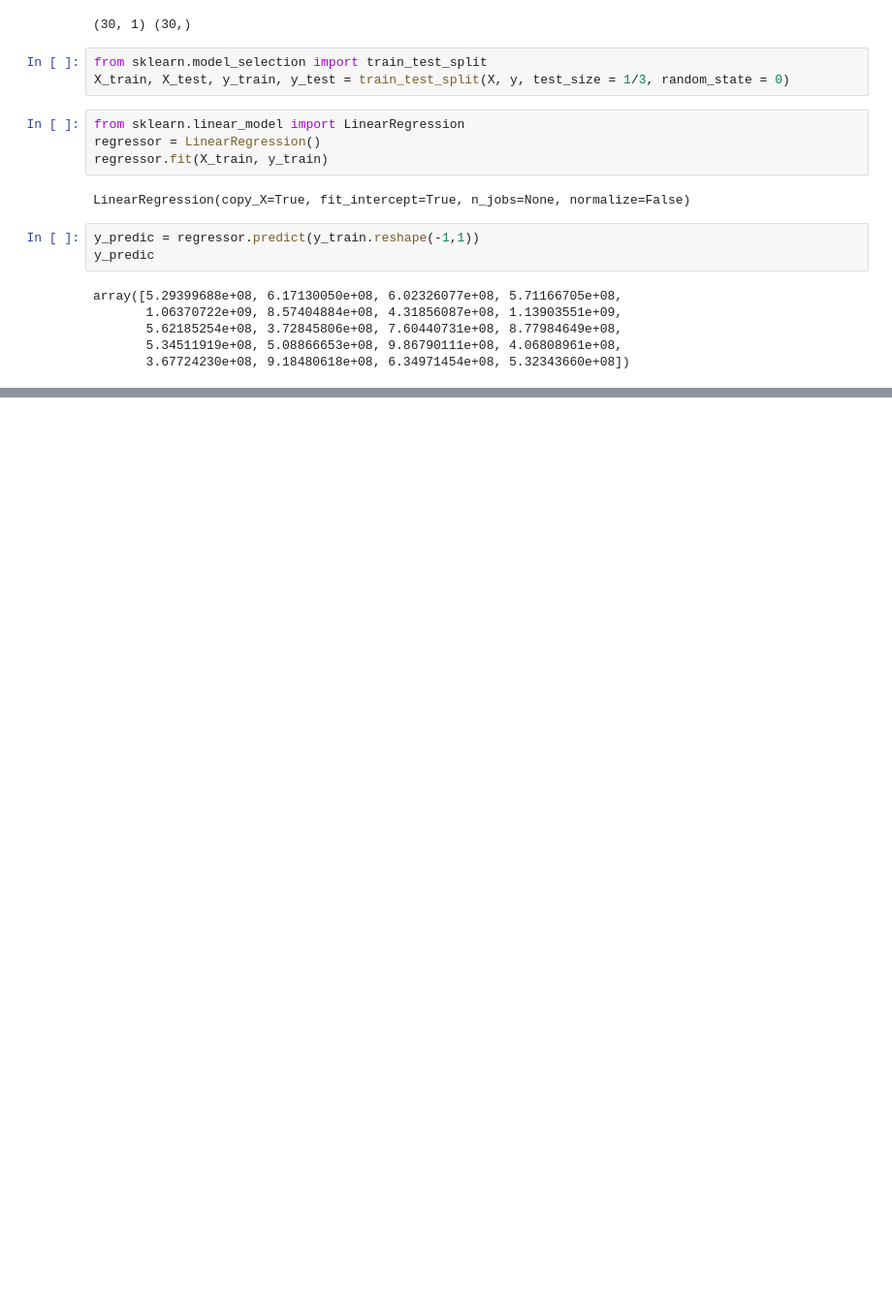
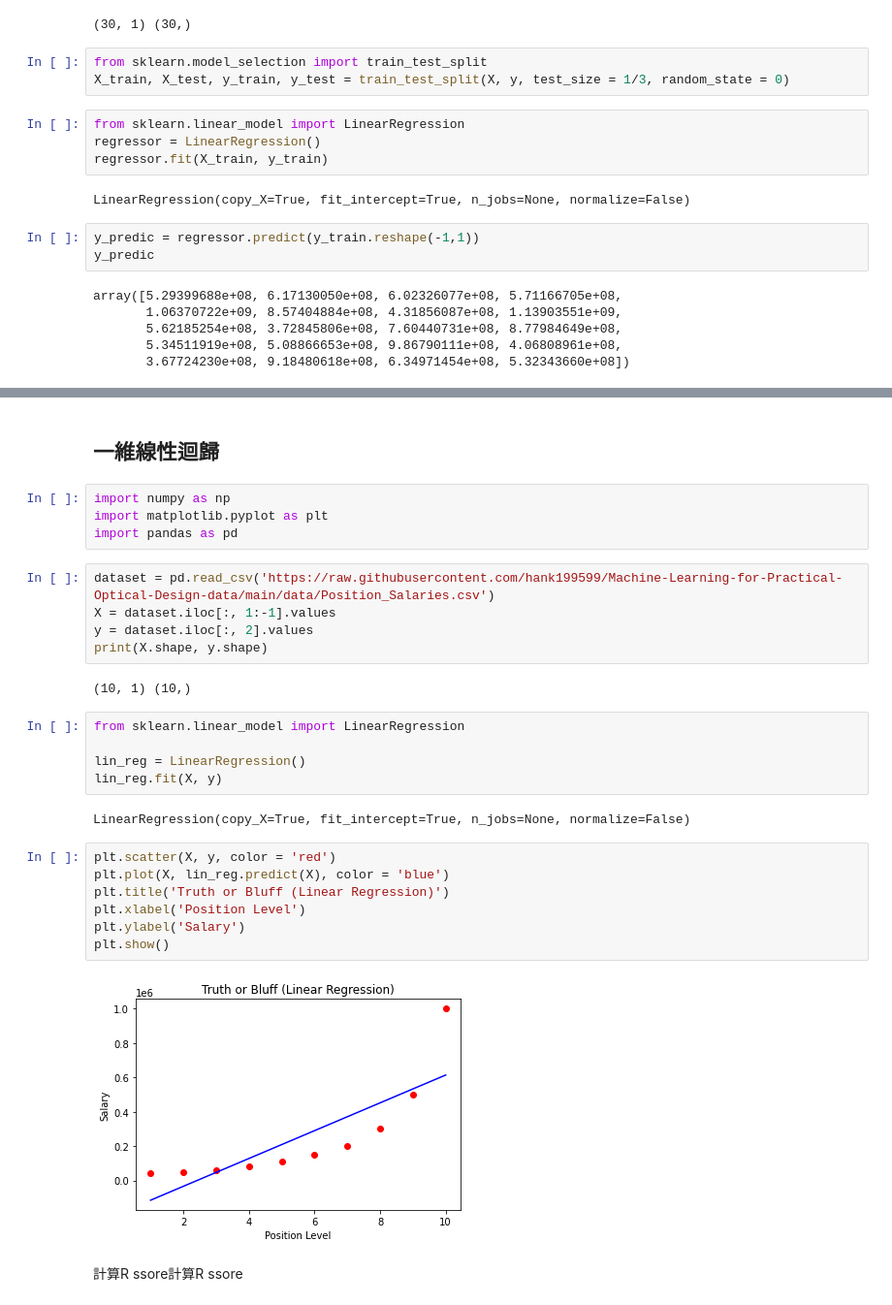
Before and after one commit to hank199599/Machine-Learning-for-Practical-Optical-Design-data, a Jupyter notebook: Regresstion.ipynb, the cells around one changed output, grey strips where cells are left out. Shown: that part at 97% size. Drawn from its saved outputs; the diff is of its cells as text; blank space fills up the shorter version.

```diff
--- a/Regresstion.ipynb
+++ b/Regresstion.ipynb
@@ -45,0 +49,31 @@ plt.show()
+# %% [markdown]
+## 一維線性迴歸
+# %%
+import numpy as np
+import matplotlib.pyplot as plt
+import pandas as pd
+# %%
+dataset = pd.read_csv('https://raw.githubusercontent.com/hank199599/Machine-Learning-for-Practical-Optical-Design-data/main/data/Position_Salaries.csv')
+X = dataset.iloc[:, 1:-1].values
+y = dataset.iloc[:, 2].values
+print(X.shape, y.shape)
+# %% [output]
+(10, 1) (10,)
+# %%
+from sklearn.linear_model import LinearRegression
+
+lin_reg = LinearRegression()
+lin_reg.fit(X, y)
+# %% [output]
+LinearRegression(copy_X=True, fit_intercept=True, n_jobs=None, normalize=False)
+# %%
+plt.scatter(X, y, color = 'red')
+plt.plot(X, lin_reg.predict(X), color = 'blue')
+plt.title('Truth or Bluff (Linear Regression)')
+plt.xlabel('Position Level')
+plt.ylabel('Salary')
+plt.show()
+# %% [output]
+[figure, added]
+# %% [markdown]
+計算R ssore計算R ssore
```
Also changed, not shown: parts of 20 cells of this notebook.
